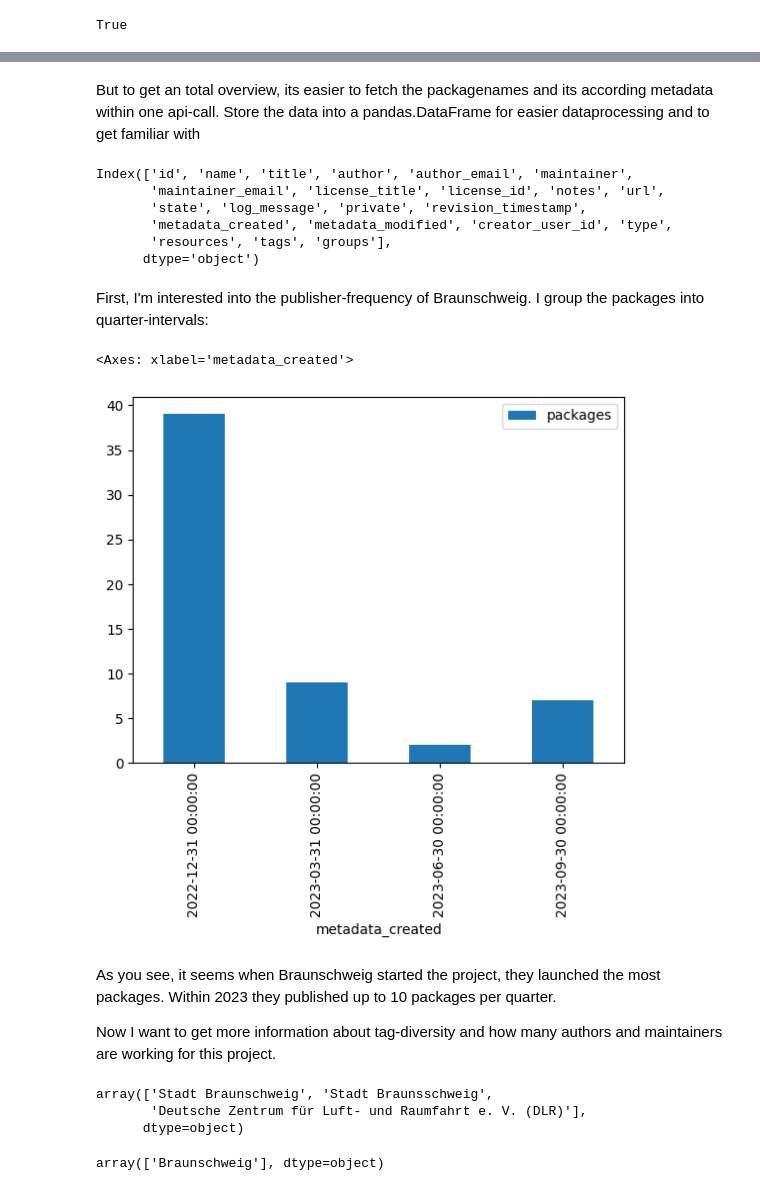
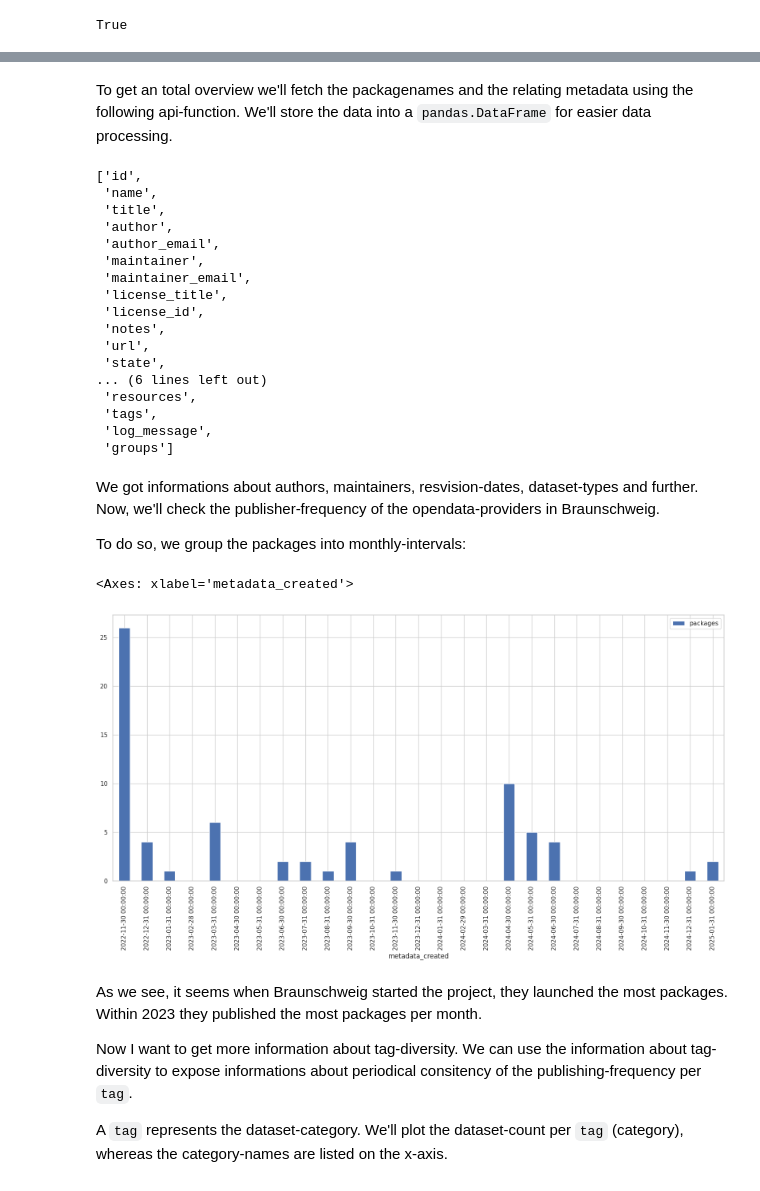
Before and after one commit to protogia/Braunschweig, a Jupyter notebook: opendata-meta-information-overview.ipynb, the cells around one changed output, grey strips where cells are left out. Saved outputs shown, nothing was run; the diff lists cells and outputs as text; code cells hidden in the pictures.

```diff
--- a/opendata-meta-information-overview.ipynb
+++ b/opendata-meta-information-overview.ipynb
@@ -8,0 +18,10 @@ First install the *govdata-client*
+# %%
+# SET DIAGRAM-LAYOUT FOR Jypter-Notebook
+
+from IPython.core.display import display, HTML
+
+# Set notebook width to 100%
+display(HTML("<style>.container { width:100% !important; }</style>"))
+import matplotlib.pyplot as plt
+plt.rcParams['figure.figsize'] = [16, 9]
+plt.rcParams['figure.autolayout'] = True
@@ -46,41 +63,48 @@ cityclient.get_package_metadata(package_name=first_packagename)
 # %% [markdown]
-But to get an total overview, its easier to fetch the packagenames and its according metadata within one api-call. Store the data into a pandas.DataFrame for easier dataprocessing and to get familiar with
+To get an total overview we'll fetch the packagenames and the relating metadata using the following api-function. We'll store the data into a `pandas.DataFrame` for easier data processing.
 # %%
 total = cityclient.get_total_packages_with_resources()
 
-import pandas as pd
 df = pd.DataFrame(total)
 df["metadata_created"] = pd.to_datetime(df["metadata_created"])
-df.columns
+df['metadata_created'] = df['metadata_created'].apply(lambda x: x.replace(tzinfo=None) if x.tzinfo else x) # add tz-info if not available
+df.columns.to_list()
 # %% [output]
-Index(['id', 'name', 'title', 'author', 'author_email', 'maintainer',
-       'maintainer_email', 'license_title', 'license_id', 'notes', 'url',
-       'state', 'log_message', 'private', 'revision_timestamp',
-       'metadata_created', 'metadata_modified', 'creator_user_id', 'type',
-       'resources', 'tags', 'groups'],
-      dtype='object')
+['id',
+ 'name',
+ 'title',
+ 'author',
+ 'author_email',
+ 'maintainer',
+ 'maintainer_email',
+ 'license_title',
+ 'license_id',
+ 'notes',
+ 'url',
+ 'state',
+... (6 lines left out)
+ 'resources',
+ 'tags',
+ 'log_message',
+ 'groups']
-# %% [markdown]
-First, I'm interested into the publisher-frequency of Braunschweig. I group the packages into quarter-intervals:
+# %% [markdown]
+We got informations about authors, maintainers, resvision-dates, dataset-types and further. Now, we'll check the publisher-frequency of the opendata-providers in Braunschweig.
+
+To do so, we group the packages into monthly-intervals:
 # %%
-monthly_grouped = df.groupby(pd.Grouper(key="metadata_created", freq="Q")).sum(numeric_only=True)
+df.head(n=3)
+
+monthly_grouped = df.groupby(pd.Grouper(key="metadata_created", freq="M")).sum(numeric_only=True)
 monthly_grouped.columns = ["packages"]
 monthly_grouped = monthly_grouped.sort_values(by="metadata_created", ascending=True)
 monthly_grouped.plot(kind="bar")
 # %% [output]
 <Axes: xlabel='metadata_created'>
-[figure, old version]
+[figure, new version]
 # %% [markdown]
-As you see, it seems when Braunschweig started the project, they launched the most packages. Within 2023 they published up to 10 packages per quarter.
+As we see, it seems when Braunschweig started the project, they launched the most packages. Within 2023 they published the most packages per month.
 
-Now I want to get more information about tag-diversity and how many authors and maintainers are working for this project.
+Now I want to get more information about tag-diversity. We can use the information about tag-diversity to expose informations about periodical consitency of the publishing-frequency per `tag`.
+
+A `tag` represents the dataset-category. We'll plot the dataset-count per `tag` (category), whereas the category-names are listed on the x-axis.
-# %%
-df.author.unique()
-# %% [output]
-array(['Stadt Braunschweig', 'Stadt Braunsschweig',
-       'Deutsche Zentrum für Luft- und Raumfahrt e. V. (DLR)'],
-      dtype=object)
-# %%
-df.maintainer.unique()
-# %% [output]
-array(['Braunschweig'], dtype=object)
 # %%
```
Also changed, not shown: parts of 21 cells of this notebook.
